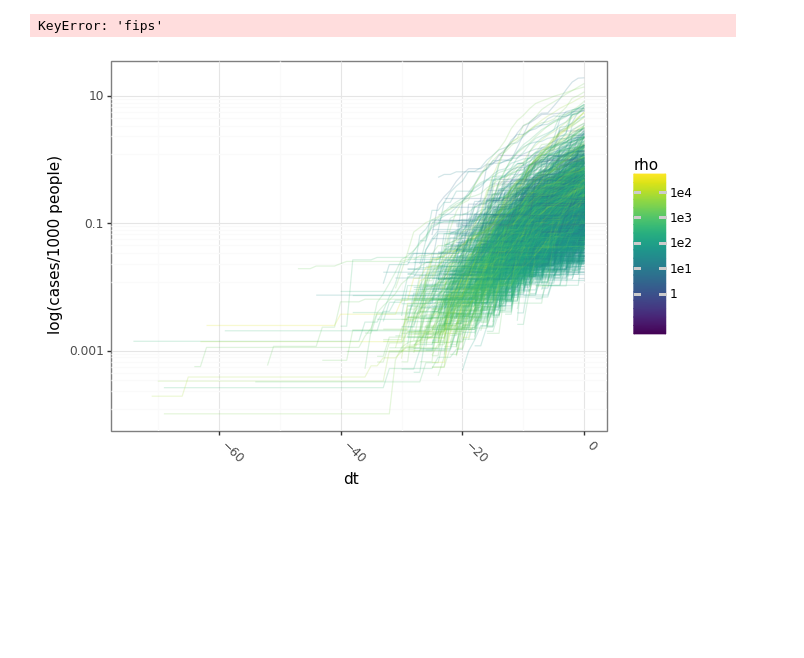
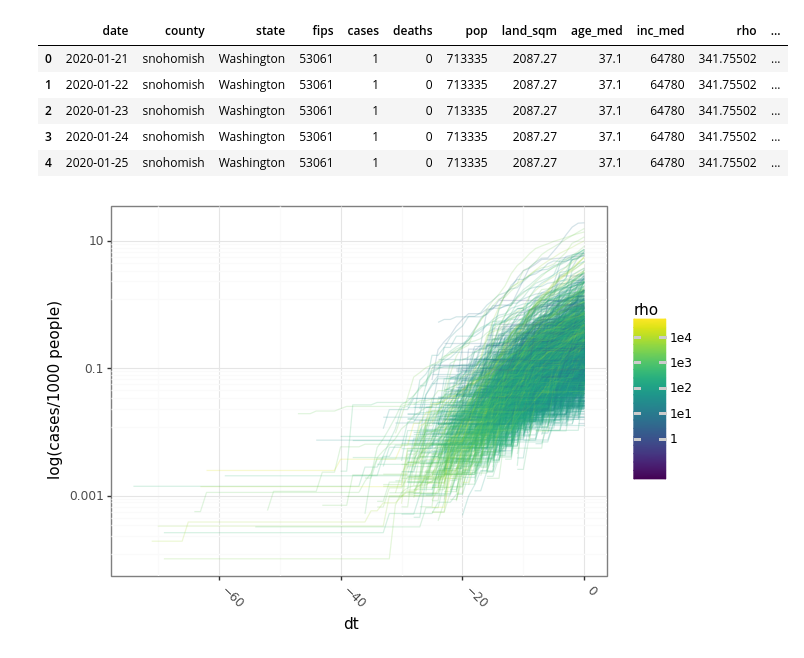
Before and after one commit to jwhendy/covid19, a Jupyter notebook: covid19.ipynb, the cells around one changed output. Saved outputs shown, nothing was run; the diff lists cells and outputs as text; code cells hidden in the pictures; blank space fills up the shorter version.

```diff
--- a/covid19.ipynb
+++ b/covid19.ipynb
@@ -8,14 +9,32 @@ from plotnine import *
 # source: https://gist.github.com/rogerallen/1583593
 us_state_abbrev = requests.get('https://raw.githubusercontent.com/jwhendy/covid19/master/lib/state_abbrevs.json').json()
 abbrev_us_state = dict(map(reversed, us_state_abbrev.items()))
+# %%
+dat_county = pd.read_csv('https://raw.githubusercontent.com/nytimes/covid-19-data/master/us-counties.csv',
+                         parse_dates=['date'])
+dat_county = dat_county[-dat_county['fips'].isna()]
+dat_county['fips'] = dat_county['fips'].astype(int)
+dat_county = dat_county[dat_county['fips'] != 11001]
+dat_county['county'] = dat_county['county'].str.lower()
 # %%
-dat_county = pd.read_csv('https://raw.githubusercontent.com/nytimes/covid-19-data/master/us-counties.csv',
-                         parse_dates=['date'])
-dat_county = dat_county[-dat_county['fips'].isna()]
-dat_county['fips'] = dat_county['fips'].astype(int)
+def read_web_csv(url, cols=None):
+    df = pd.read_csv(url)
+    df['county'] = df['county'].str.lower()
+    if cols:
+        df = df[cols]
 
-pop = pd.read_csv('https://raw.githubusercontent.com/jwhendy/covid19/master/data/population.csv')#[['fips', 'pop']]
-land = pd.read_csv('https://raw.githubusercontent.com/jwhendy/covid19/master/data/land_sqm.csv')[['fips', 'land_sqm']]
-age = pd.read_csv('https://raw.githubusercontent.com/jwhendy/covid19/master/data/age_median.csv')[['fips', 'age_med']]
-inc = pd.read_csv('https://raw.githubusercontent.com/jwhendy/covid19/master/data/income_median.csv')[['fips', 'inc_med']]
-mob = pd.read_csv('https://raw.githubusercontent.com/jwhendy/covid19/master/data/mobility-data.csv')
+    return df
+
+with open('data/stay-at-home-dates.json') as f:
+    sah_dates = json.load(f)
+
+pop = read_web_csv('https://raw.githubusercontent.com/jwhendy/covid19/master/data/population.csv',
+                   cols=['fips', 'pop'])
+lnd = read_web_csv('https://raw.githubusercontent.com/jwhendy/covid19/master/data/land_sqm.csv',
+                   cols=['fips', 'land_sqm'])
+age = read_web_csv('https://raw.githubusercontent.com/jwhendy/covid19/master/data/age_median.csv',
+                   cols=['fips', 'age_med'])
+inc = read_web_csv('https://raw.githubusercontent.com/jwhendy/covid19/master/data/income_median.csv',
+                   cols=['fips', 'inc_med'])
+mob_agg = read_web_csv('https://raw.githubusercontent.com/jwhendy/covid19/master/data/mobility-data-agg.csv')
+mob_ts = read_web_csv('https://raw.githubusercontent.com/jwhendy/covid19/master/data/mobility-data-ts.csv')
@@ -35,17 +49,23 @@ print(len(pop_fips.unique()))
 # %%
+dat_m = dat_county.merge(pop, on='fips')
 dat_m = dat_m.merge(land, on='fips')
 dat_m = dat_m.merge(age, on='fips')
 dat_m = dat_m.merge(inc, on='fips')
 dat_m['rho'] = dat_m['pop']/dat_m['land_sqm']
 dat_m['cases_pop'] = dat_m['cases'] / dat_m['pop']
 dat_m['rho_log'] = np.log10(dat_m['rho'])
 dat_m['grp'] = dat_m['state'] + '_' + dat_m['county']
 ###dat_sub = dat_m[(dat_m['fips']==17031) & (dat_sub['cases'] > 10)]
 ###dat_m.groupby('fips').apply(lambda x: (x['date']-x['date'].min()).dt.days)
 dat_m['dt'] = dat_m.groupby('fips', sort=False).apply(lambda x: (x['date']-x['date'].max()).dt.days).reset_index(name='dt', drop=True)
 dat_m.head()
 # %% [output]
-KeyError: 'fips'
+|  | date | county | state | fips | cases | deaths | pop | land_sqm | age_med | inc_med | rho | ... |
+| 0 | 2020-01-21 | snohomish | Washington | 53061 | 1 | 0 | 713335 | 2087.27 | 37.1 | 64780 | 341.75502 | ... |
+| 1 | 2020-01-22 | snohomish | Washington | 53061 | 1 | 0 | 713335 | 2087.27 | 37.1 | 64780 | 341.75502 | ... |
+| 2 | 2020-01-23 | snohomish | Washington | 53061 | 1 | 0 | 713335 | 2087.27 | 37.1 | 64780 | 341.75502 | ... |
+| 3 | 2020-01-24 | snohomish | Washington | 53061 | 1 | 0 | 713335 | 2087.27 | 37.1 | 64780 | 341.75502 | ... |
+| 4 | 2020-01-25 | snohomish | Washington | 53061 | 1 | 0 | 713335 | 2087.27 | 37.1 | 64780 | 341.75502 | ... |
 # %%
 size_cut = 1000
 dat_m['size'] = [None]*len(dat_m)
```
Also changed, not shown: parts of 4 cells of this notebook, 5 other files.
